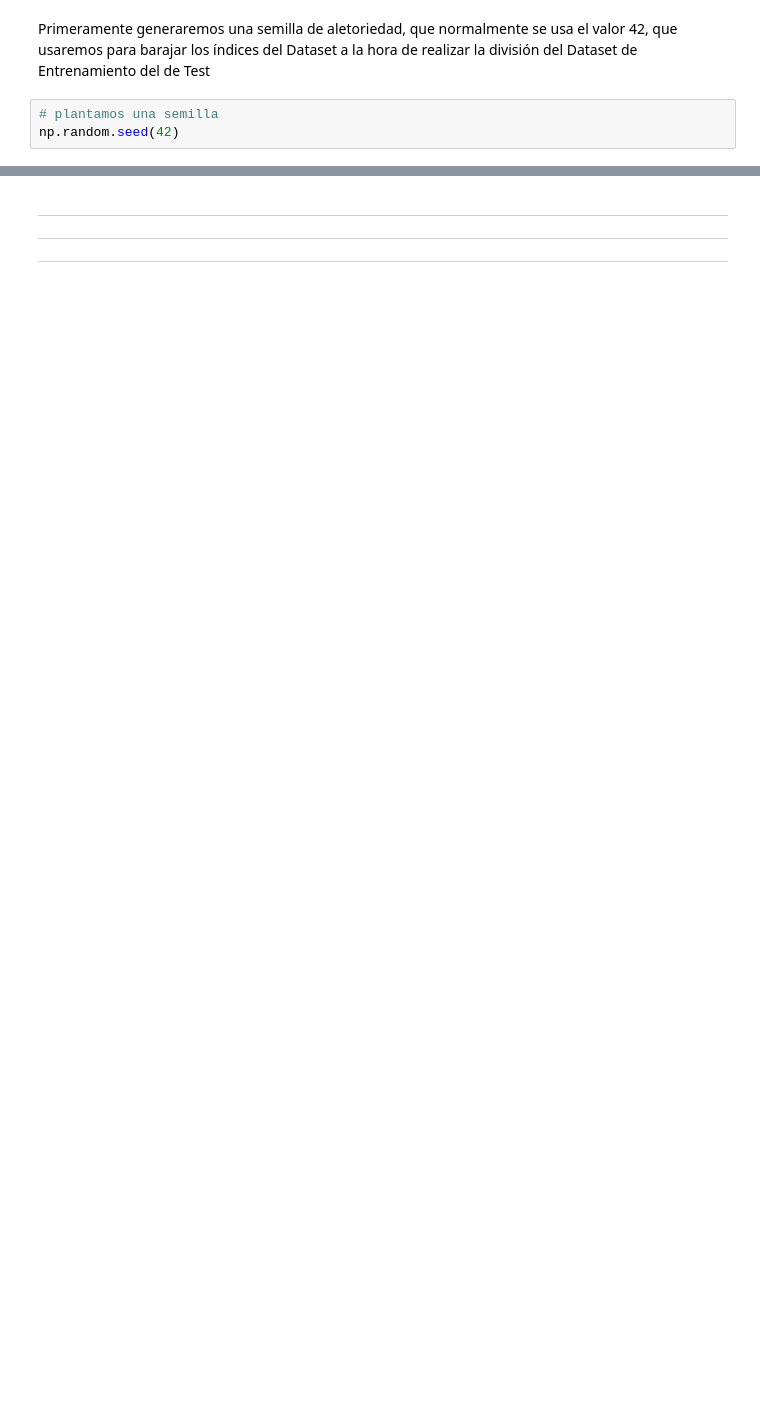
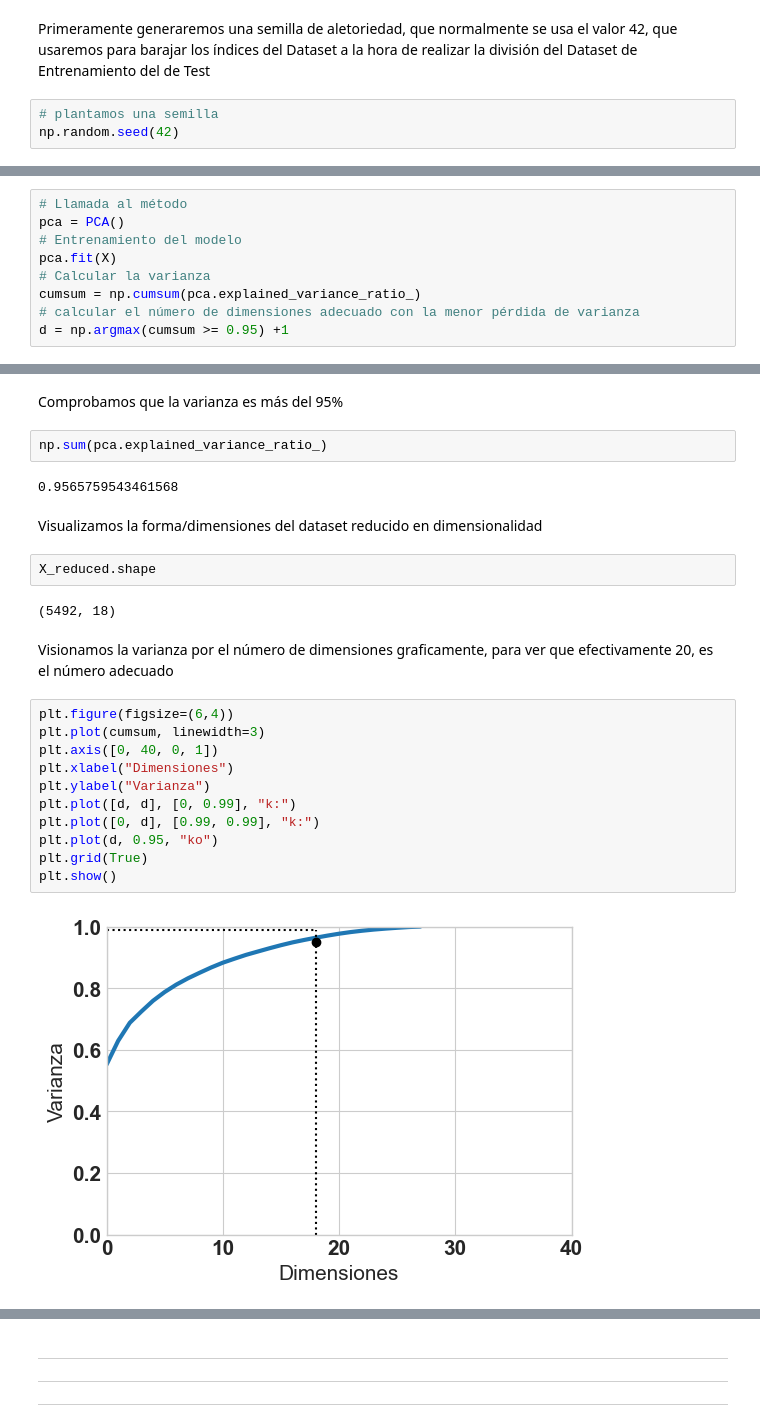
Before and after one commit to RobinGoldwing/golden-ML-CardFraud, a Jupyter notebook: CreditCard-NoSupervisado-Ruben.ipynb, the cells around one changed output, grey strips where cells are left out. Drawn from its saved outputs; the diff is of its cells as text; blank space fills up the shorter version.

```diff
--- a/CreditCard-NoSupervisado-Ruben.ipynb
+++ b/CreditCard-NoSupervisado-Ruben.ipynb
@@ -817,0 +597,9 @@ plt.show();
+# %%
+# Llamada al método
+pca = PCA()
+# Entrenamiento del modelo
+pca.fit(X)
+# Calcular la varianza
+cumsum = np.cumsum(pca.explained_variance_ratio_)
+# calcular el número de dimensiones adecuado con la menor pérdida de varianza
+d = np.argmax(cumsum >= 0.95) +1
@@ -817,0 +623,27 @@ plt.show();
+# %% [markdown]
+Comprobamos que la varianza es más del 95%
+# %%
+np.sum(pca.explained_variance_ratio_)
+# %% [output]
+0.9565759543461568
+# %% [markdown]
+Visualizamos la forma/dimensiones del dataset reducido en dimensionalidad
+# %%
+X_reduced.shape
+# %% [output]
+(5492, 18)
+# %% [markdown]
+Visionamos la varianza por el número de dimensiones graficamente, para ver que efectivamente 20, es el número adecuado
+# %%
+plt.figure(figsize=(6,4))
+plt.plot(cumsum, linewidth=3)
+plt.axis([0, 40, 0, 1])
+plt.xlabel("Dimensiones")
+plt.ylabel("Varianza")
+plt.plot([d, d], [0, 0.99], "k:")
+plt.plot([0, d], [0.99, 0.99], "k:")
+plt.plot(d, 0.95, "ko")
+plt.grid(True)
+plt.show()
+# %% [output]
+[figure, added]
```
Also changed, not shown: parts of 197 cells of this notebook.
